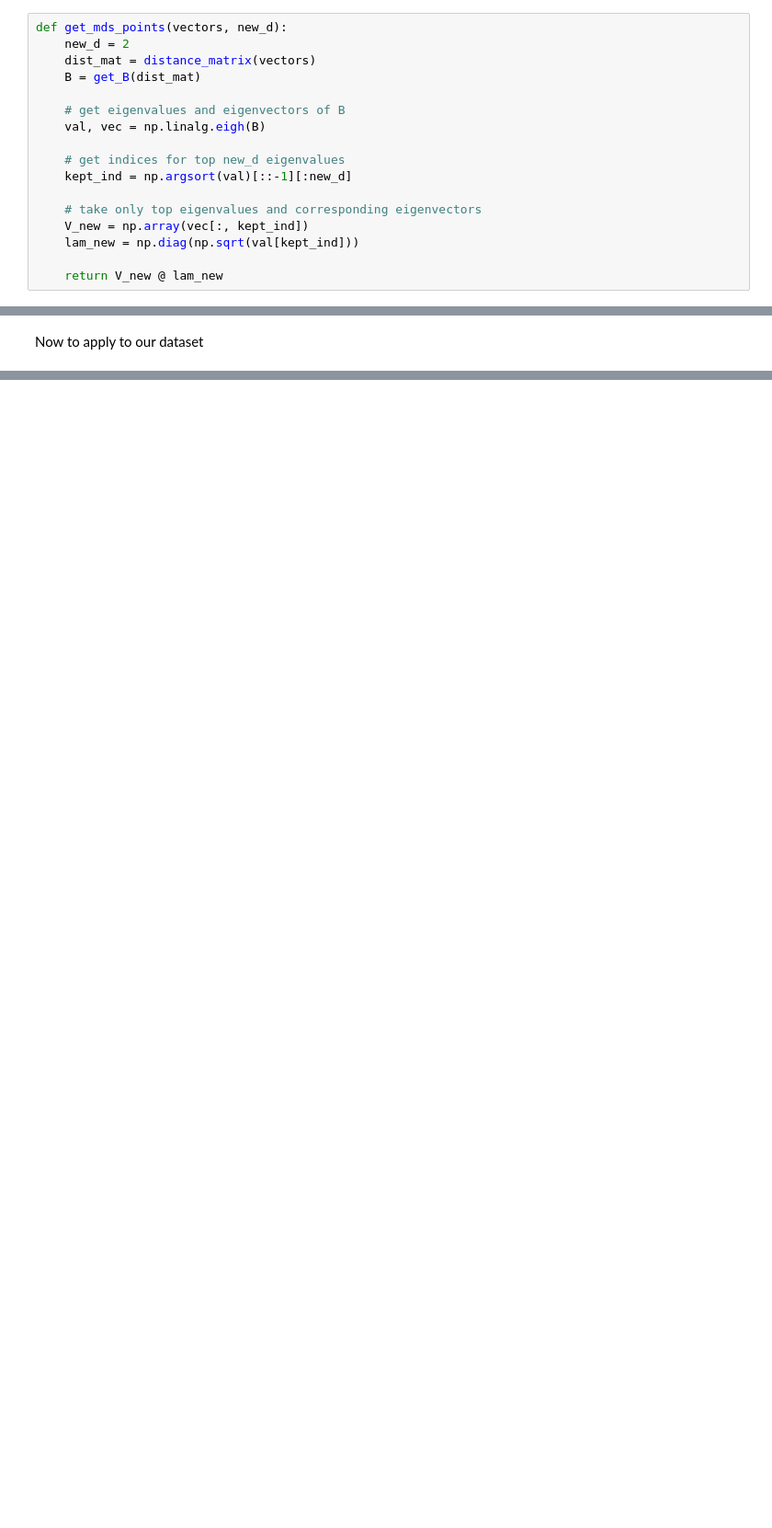
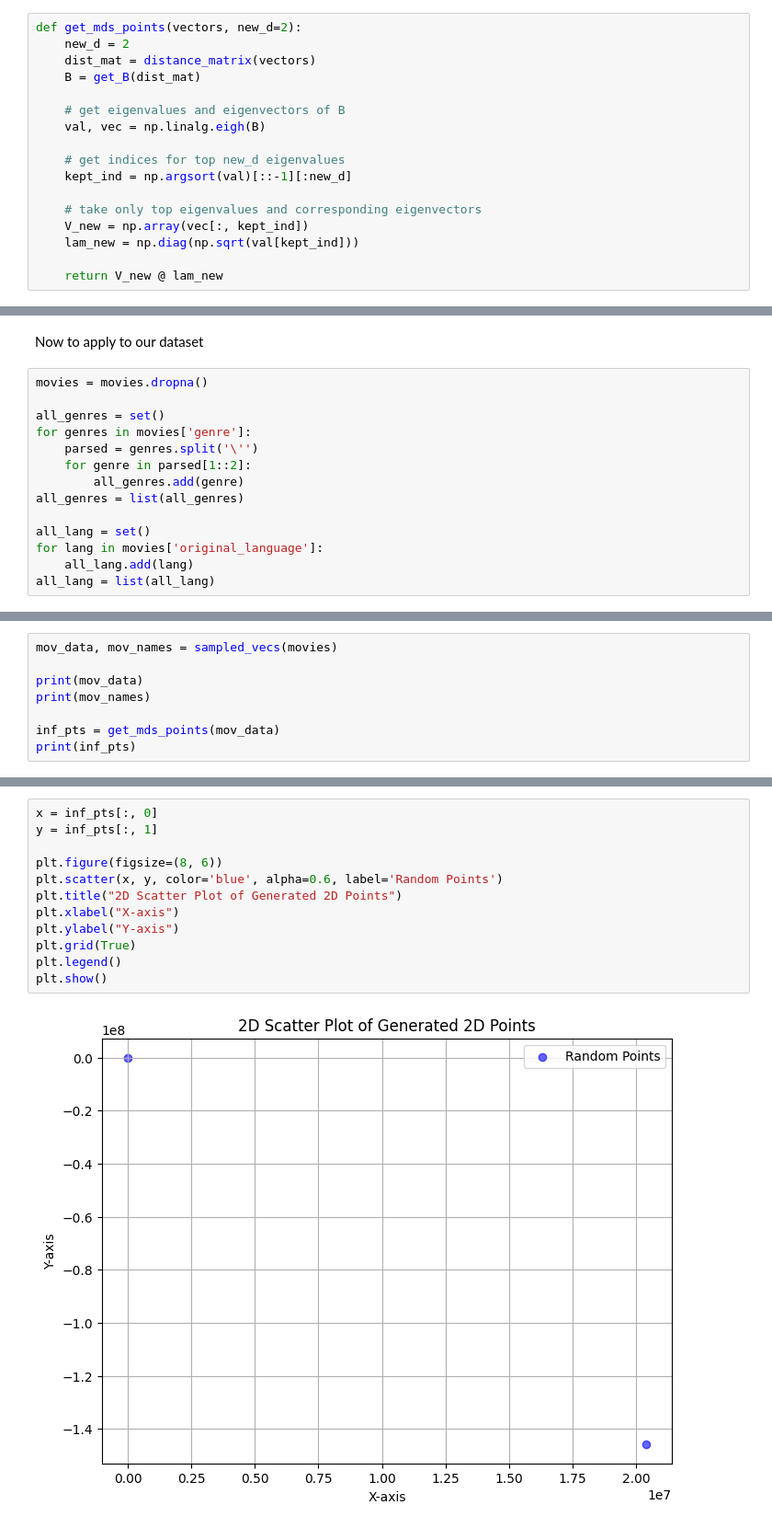
Before and after one commit to ayuan1114/535-mds-project, a Jupyter notebook: model.ipynb, the cells around one changed output, grey strips where cells are left out. Shown at 92% size. Drawn from its saved outputs; the diff is of its cells as text; blank space fills up the shorter version.

```diff
--- a/model.ipynb
+++ b/model.ipynb
@@ -101,7 +103,7 @@ print(test_B)
  [ 9.54791801e-17 -9.88098492e-17 -1.00000000e+00 -9.88098492e-17
    1.00000000e+00]]
 # %%
-def get_mds_points(vectors, new_d):
+def get_mds_points(vectors, new_d=2):
     new_d = 2
     dist_mat = distance_matrix(vectors)
     B = get_B(dist_mat)
@@ -148,2 +133,16 @@ Dist matrix for mds points:
 # %% [markdown]
 Now to apply to our dataset
+# %%
+movies = movies.dropna()
+
+all_genres = set()
+for genres in movies['genre']:
+    parsed = genres.split('\'')
+    for genre in parsed[1::2]:
+        all_genres.add(genre)
+all_genres = list(all_genres)
+
+all_lang = set()
+for lang in movies['original_language']:
+    all_lang.add(lang)
+all_lang = list(all_lang)
@@ -149,0 +201,8 @@ Now to apply to our dataset
+# %%
+mov_data, mov_names = sampled_vecs(movies)
+
+print(mov_data)
+print(mov_names)
+
+inf_pts = get_mds_points(mov_data)
+print(inf_pts)
@@ -149,0 +227,14 @@ Now to apply to our dataset
+# %%
+x = inf_pts[:, 0]
+y = inf_pts[:, 1]
+
+plt.figure(figsize=(8, 6))
+plt.scatter(x, y, color='blue', alpha=0.6, label='Random Points')
+plt.title("2D Scatter Plot of Generated 2D Points")
+plt.xlabel("X-axis")
+plt.ylabel("Y-axis")
+plt.grid(True)
+plt.legend()
+plt.show()
+# %% [output]
+[figure, added]
```
Also changed, not shown: parts of 5 cells of this notebook.
